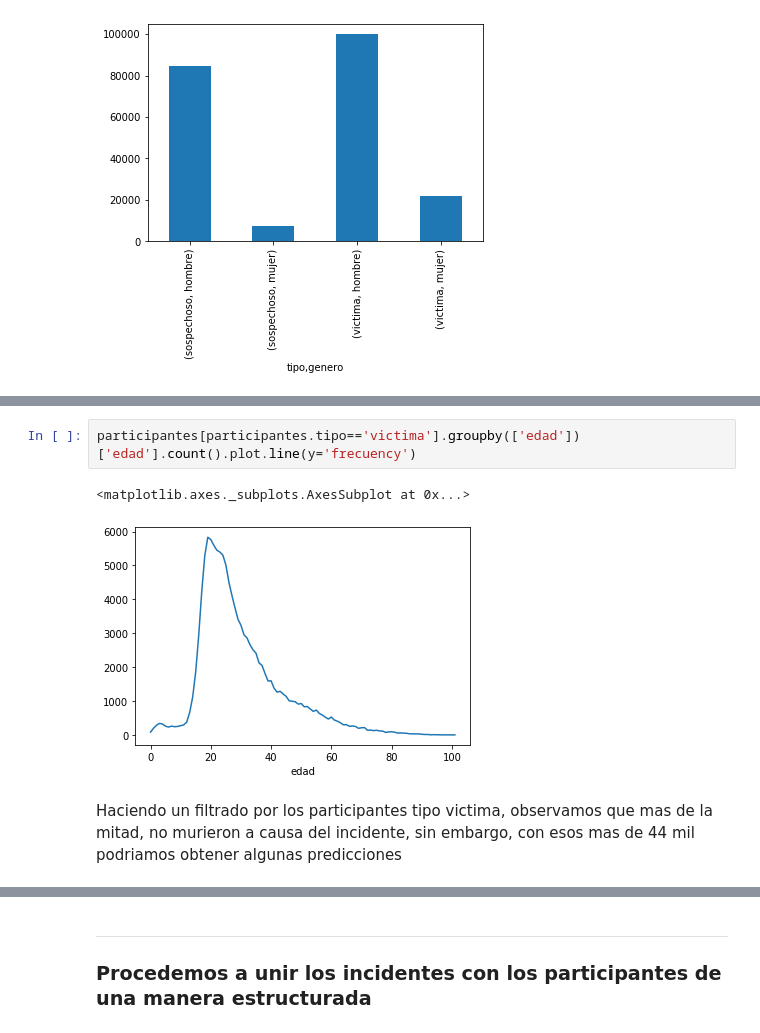
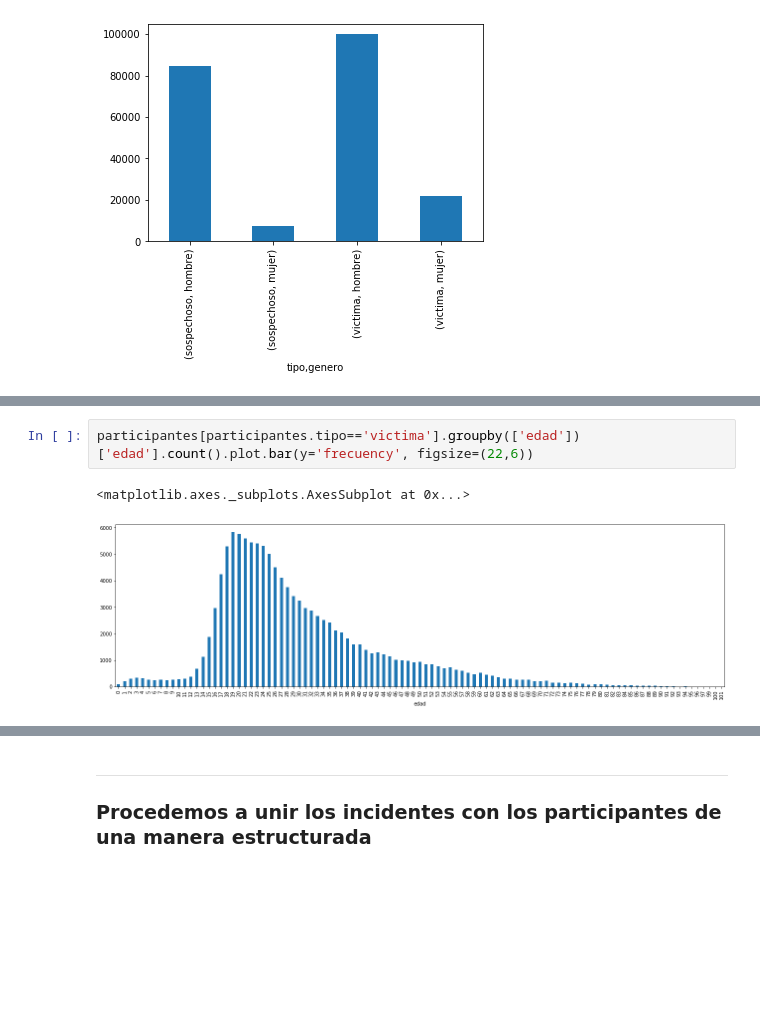
Before and after one commit to ryangzz/Mineria_de_datos, a Jupyter notebook: Entregable2.ipynb, the cells around one changed output, grey strips where cells are left out. Cells and saved outputs as stored; diff of their text form; blank space fills up the shorter version.

```diff
--- a/Entregable2.ipynb
+++ b/Entregable2.ipynb
@@ -751,7 +840,5 @@ participantes[participantes.tipo=='sospechoso'].groupby(['edad'])['edad'].count(
 # %%
-participantes[participantes.tipo=='victima'].groupby(['edad'])['edad'].count().plot.line(y='frecuency')
+participantes[participantes.tipo=='victima'].groupby(['edad'])['edad'].count().plot.bar(y='frecuency', figsize=(22,6))
 # %% [output]
 <matplotlib.axes._subplots.AxesSubplot at 0x...>
-[figure, old version]
+[figure, new version]
-# %% [markdown]
-Haciendo un filtrado por los participantes tipo victima, observamos que mas de la mitad, no murieron a causa del incidente, sin embargo, con esos mas de 44 mil podriamos obtener algunas predicciones
```
Also changed, not shown: parts of 109 cells of this notebook.
